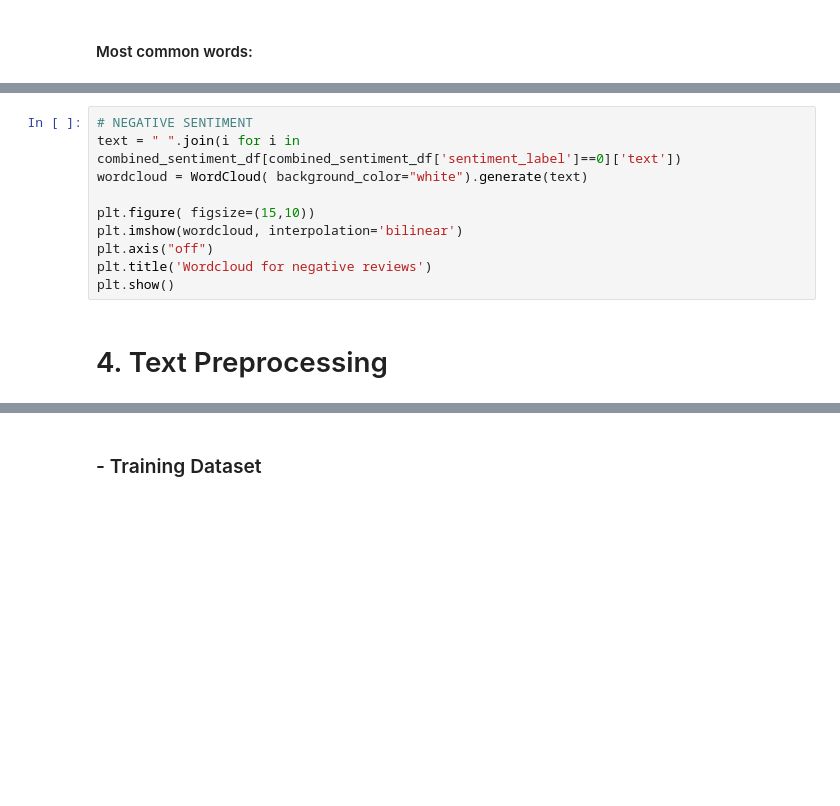
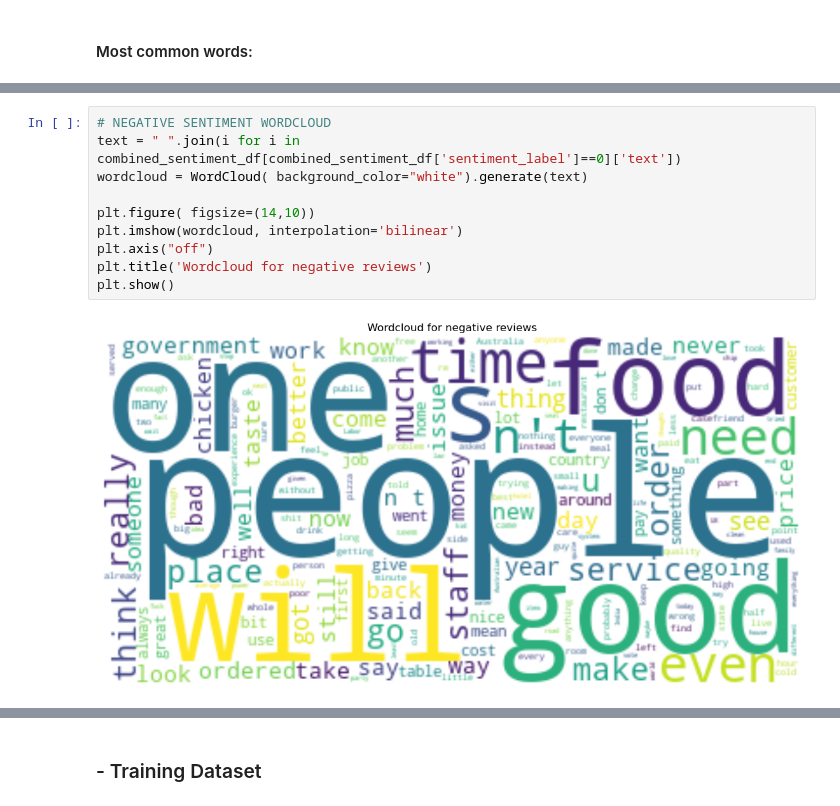
Before and after one commit to saropi99/nlp-project, a Jupyter notebook: notebook.ipynb, the cells around one changed output, grey strips where cells are left out. Saved outputs shown, nothing was run; the diff lists cells and outputs as text; blank space fills up the shorter version.

```diff
--- a/notebook.ipynb
+++ b/notebook.ipynb
@@ -238,12 +395,12 @@ plt.show()
 # %%
-# NEGATIVE SENTIMENT
+# NEGATIVE SENTIMENT WORDCLOUD
 text = " ".join(i for i in combined_sentiment_df[combined_sentiment_df['sentiment_label']==0]['text'])
 wordcloud = WordCloud( background_color="white").generate(text)
 
-plt.figure( figsize=(15,10))
+plt.figure( figsize=(14,10))
 plt.imshow(wordcloud, interpolation='bilinear')
 plt.axis("off")
 plt.title('Wordcloud for negative reviews')
 plt.show()
+# %% [output]
+[figure, added]
-# %% [markdown]
-# 4. Text Preprocessing
```
Also changed, not shown: parts of 66 cells of this notebook.
